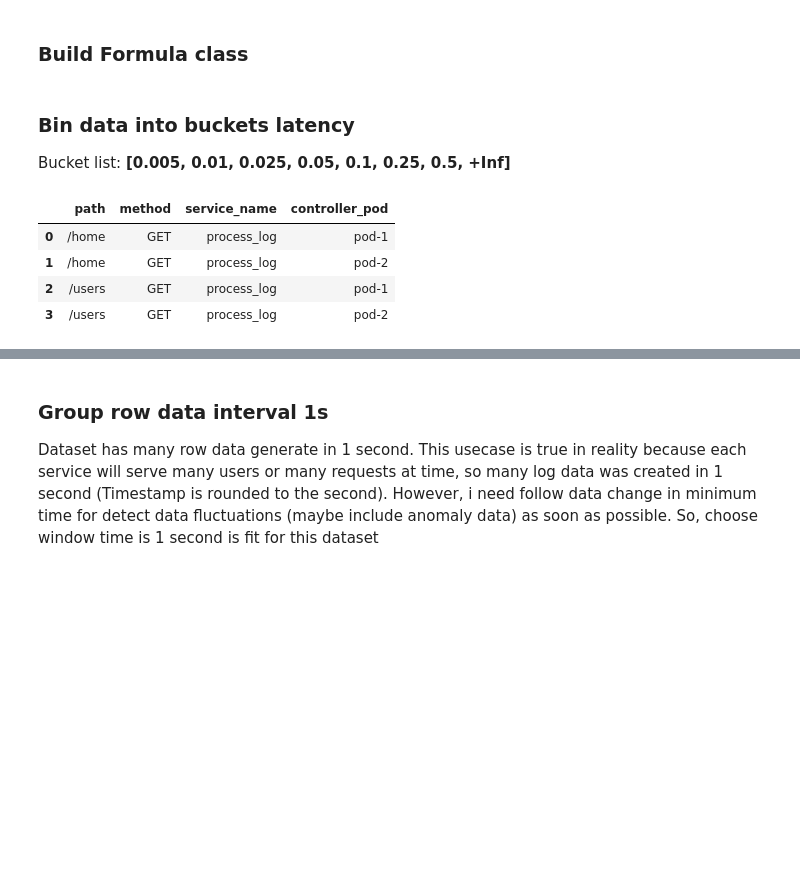
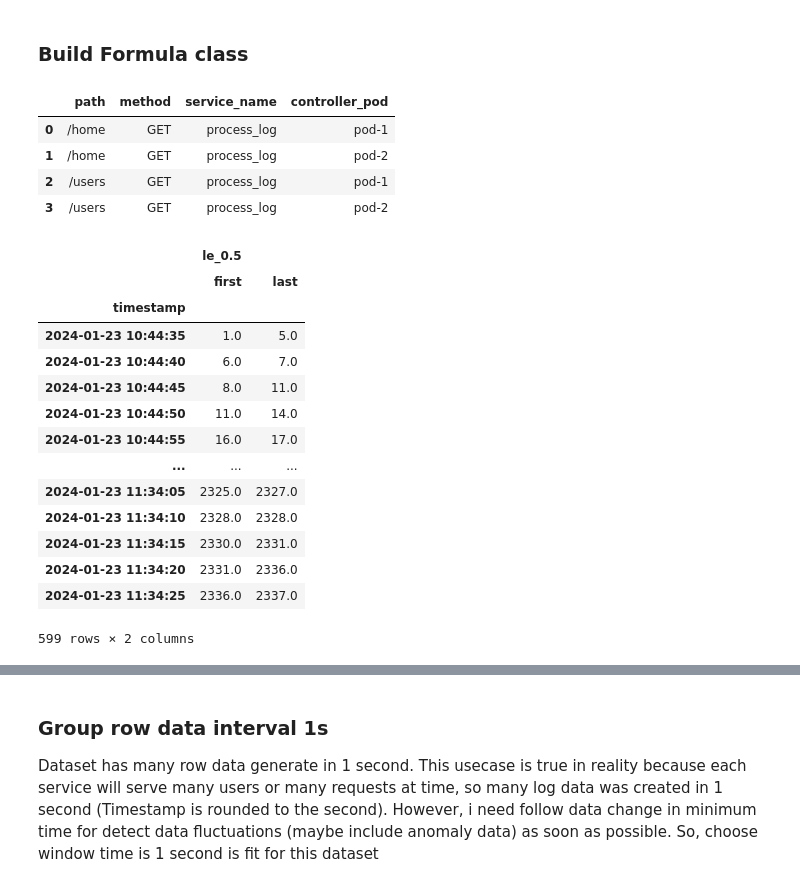
Before and after one commit to vuvietnguyenit/data_analystic, a Jupyter notebook: notebooks/calculate_latency_duration_time.ipynb, the cells around one changed output, grey strips where cells are left out. Saved outputs shown, nothing was run; the diff lists cells and outputs as text; code cells hidden in the pictures; blank space fills up the shorter version.

Commit message:
research resample

```diff
--- a/notebooks/calculate_latency_duration_time.ipynb
+++ b/notebooks/calculate_latency_duration_time.ipynb
@@ -93,9 +93,6 @@ class Formula:
         self.dataframe_by_group = {}
         self.root_dataframe = root_df
 
-    def concat_all_dataframe(self):
-        pass
-
     def get_list_column_select(self):
         return ["timestamp", "path", "method", "service_name",
                 "controller_pod", "duration_time"] + [bucket for bucket in self.columns_change.values()]
@@ -106,7 +103,9 @@ class Formula:
         return dataframe
 
     def group_data_interval(self, dataframe: DataFrame):
-        return dataframe.groupby(["timestamp", "path", "controller_pod"]).nth(-1).reset_index(drop=True)
+        new_df = pd.DataFrame()
+        new_df = dataframe.groupby(["timestamp", "path", "controller_pod"]).nth(-1).reset_index(drop=True)
+        return new_df
 
     def cal_increment_rate(self, dataframe: DataFrame, list_column_select: list) -> DataFrame:
         new_df = pd.DataFrame()
@@ -136,7 +135,7 @@ class Formula:
         new_row = pd.concat([row, bins_series])
         return new_row
 
-    def apply(self, group_dataset: DataFrame) -> DataFrame:
+    def apply_bins_for_dataset(self, group_dataset: DataFrame) -> DataFrame:
         result_dataframe = pd.DataFrame()
         for idx, dataset in group_dataset.iterrows():
             bins_dict = {k: 0 for k in BUCKETS}
@@ -149,17 +148,10 @@ class Formula:
                 and controller_pod == @dataset['controller_pod']")\
                 .apply(lambda x: self.bins_value(x, bins_dict), axis=1)
 
-        # For loop all dataframes saved for apply formula
-        for k, dataframe in self.dataframe_by_group.items():
-            print("Start apply all formula function to dataset: ", k)
-            dataframe: DataFrame
-            dataframe = self.rename_columns(dataframe=dataframe)
-            dataframe = self.group_data_interval(dataframe=dataframe)
-            print(k, dataframe[0:100])
-        return pd.concat(self.dataframe_by_group.values()).reset_index(drop=True)
+        result_dataframe = pd.concat(
+            self.dataframe_by_group.values()
+        ).reset_index(drop=True)
+        return result_dataframe
-# %% [markdown]
-### Bin data into buckets latency
-Bucket list: **[0.005, 0.01, 0.025, 0.05, 0.1, 0.25, 0.5, +Inf]**
 # %%
 root_df["le"] = root_df["duration_time"].apply(lambda x: Formula().bucketing(x))
 # %%
@@ -173,4 +165,27 @@ group_dataset # <- Return all group existed in dataset, next step do bins value
 | 1 | /home | GET | process_log | pod-2 |
 | 2 | /users | GET | process_log | pod-1 |
 | 3 | /users | GET | process_log | pod-2 |
+# %%
+# Apply function to datasets
+df_standardlize = Formula().apply_bins_for_dataset(group_dataset=group_dataset)
+df_standardlize = Formula().rename_columns(dataframe=df_standardlize)
+df_standardlize = Formula().group_data_interval(dataframe=df_standardlize)
+# %%
+df_standardlize.query("path == '/home' and controller_pod == 'pod-1'")[["timestamp", "le_0.5"]].resample("5s", on="timestamp").agg(['first', 'last'])
+# %% [output]
+|  | le_0.5 |  |
+|  | first | last |
+| timestamp |  |  |
+| 2024-01-23 10:44:35 | 1.0 | 5.0 |
+| 2024-01-23 10:44:40 | 6.0 | 7.0 |
+| 2024-01-23 10:44:45 | 8.0 | 11.0 |
+| 2024-01-23 10:44:50 | 11.0 | 14.0 |
+| 2024-01-23 10:44:55 | 16.0 | 17.0 |
+| ... | ... | ... |
+| 2024-01-23 11:34:05 | 2325.0 | 2327.0 |
+| 2024-01-23 11:34:10 | 2328.0 | 2328.0 |
+| 2024-01-23 11:34:15 | 2330.0 | 2331.0 |
+| 2024-01-23 11:34:20 | 2331.0 | 2336.0 |
+| 2024-01-23 11:34:25 | 2336.0 | 2337.0 |
+599 rows × 2 columns
 # %%
```
Also changed, not shown: parts of 11 cells of this notebook.
